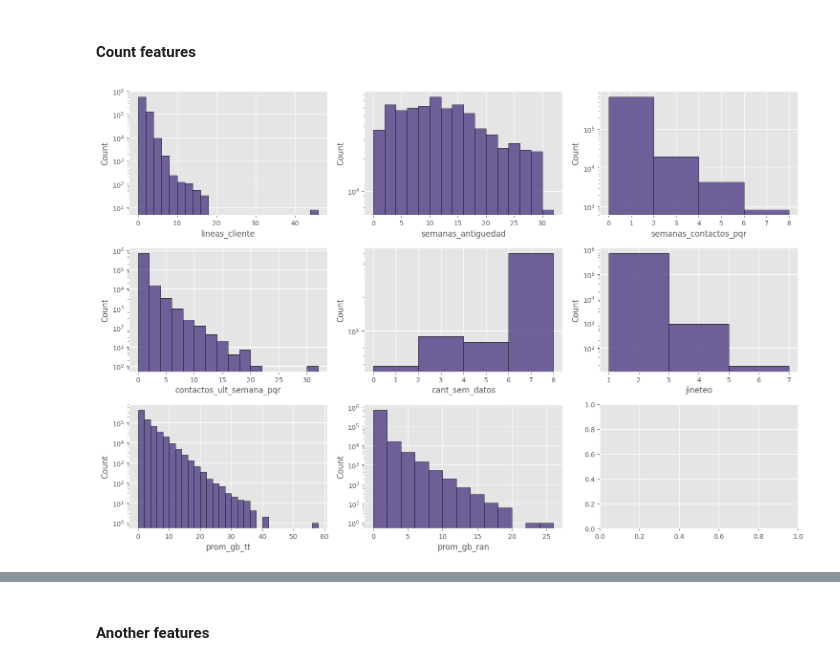
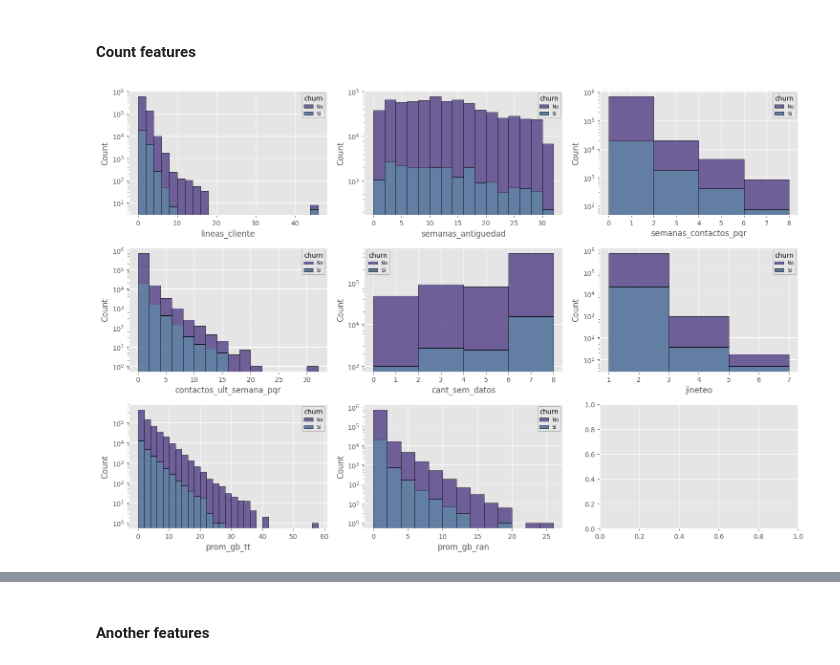
Before and after one commit to leandroaguazaco/data_science_portfolio, a Jupyter notebook: Projects/04-Churn_Telco_Analysis/04_Churn_Telco_Analysis_01_Preprocessing_EDA.ipynb, the cells around one changed output, grey strips where cells are left out. Saved outputs shown, nothing was run; the diff lists cells and outputs as text; code cells hidden in the pictures.

```diff
--- a/Projects/04-Churn_Telco_Analysis/04_Churn_Telco_Analysis_01_Preprocessing_EDA.ipynb
+++ b/Projects/04-Churn_Telco_Analysis/04_Churn_Telco_Analysis_01_Preprocessing_EDA.ipynb
@@ -270,7 +271,7 @@ def summary_stats(df: pd.DataFrame = None):
 # %%
 # d.4.1 numerical distributions: grouped histrograms plot
 def distrib_plots_seaborn(df: pd.DataFrame = None, cat: str = None,
-                          stat:str = "count", cols: int = 4, binwidth = None,
+                          stat: str = "count", cols: int = 4, binwidth = None,
                           kde: bool = False, y_logscale: bool = False, figsize = (10, 8)):
   """
   Summary:
@@ -320,7 +321,9 @@ def distrib_plots_seaborn(df: pd.DataFrame = None, cat: str = None,
                  ax = axs[i],
                  stat = stat,
                  kde = kde,
+                 # weights = 'weights',
                  #discrete = True,
+                 common_norm = False,
                  multiple = "stack",
                  binwidth = binwidth,
                  log_scale = log_scale,
@@ -983,4 +1063,7 @@ churn_df = pd.read_csv(filepath_or_buffer = "churn_data.txt",
                        encoding = "utf-8") \
              .pipe(remove_empty) \
              .assign(region = lambda x: x.loc[:, "region"].astype("category")) \
-             .assign(churn = lambda x: x.loc[:, "churn"].astype("category"))
+             .pipe(dtype_conversion)
+
+# Security copy
+churn_df_copy = churn_df.copy(deep = True)
@@ -1086,18 +1177,18 @@ Wall time: 7.57 s
 # %%
 %%time
 # Count features (8): countings, bottom limit = 0, upper limit <= 50
 # Original data and log10 y_axis transformation
 count_features = ["lineas_cliente", "semanas_antiguedad", "semanas_contactos_pqr", "contactos_ult_semana_pqr",
-                  "cant_sem_datos", "jineteo", "prom_gb_tt", "prom_gb_ran"]
+                  "cant_sem_datos", "jineteo", "prom_gb_tt", "prom_gb_ran", "churn"]
 
 plot = distrib_plots_seaborn(churn_df.reset_index(drop = True).loc[:, count_features],
-                             # cat = 'banda',
+                             #cat = 'churn',
                              stat = "count",
                              cols = 3,
                              binwidth = 2,
                              kde = False,
                              y_logscale = True,
                              figsize = (15, 10) # height and width
 )
 # %% [output]
-[figure, old version]
+[figure, new version]
```
Also changed, not shown: parts of 30 cells of this notebook.
